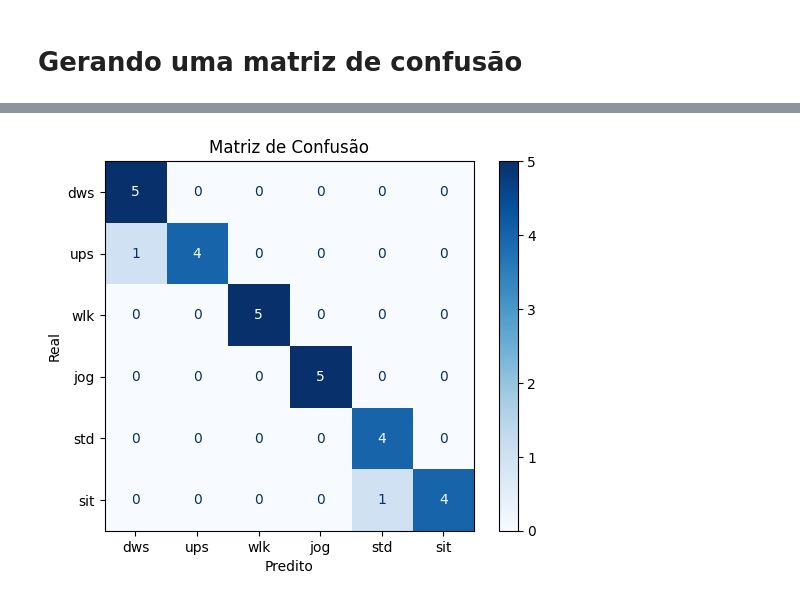
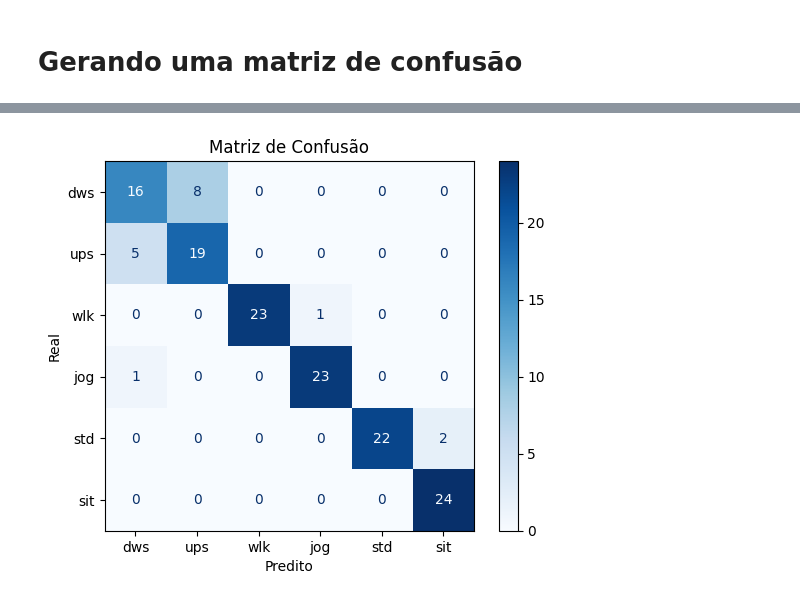
Before and after one commit to kenzosakiyama/scc5977-series-temporais, a Jupyter notebook: classif_minirocket.ipynb, the cells around one changed output, grey strips where cells are left out. Drawn from its saved outputs; the diff is of its cells as text; code cells hidden in the pictures.

Commit message:
Agregando matrizes de confusão dos folds ao invez de executar um holdout adicional.

```diff
--- a/classif_minirocket.ipynb
+++ b/classif_minirocket.ipynb
@@ -136,11 +136,12 @@ from sklearn.metrics import accuracy_score, f1_score
 import json
 # %%
-def evaluate_simple_classifier(X: np.array, y: np.array, k: int = 5, verbose: bool = False) -> dict[str, list[int]]:
+def evaluate_simple_classifier(X: np.array, y: np.array, k: int = 5, verbose: bool = False) -> tuple[dict[str, list[int]], list[np.array]]:
 
     skf = StratifiedKFold(n_splits=k, shuffle=True, random_state=SEED)
 
     folds_accuracy = []
     folds_f1 = []
+    all_cm = []
 
     for i, (train_index, test_index) in enumerate(skf.split(X, y)):
         X_train, X_test = [X[i] for i in train_index], [X[i] for i in test_index] # n da para ter um np array com dimensoes diferentes :(
@@ -152,15 +153,17 @@ def evaluate_simple_classifier(X: np.array, y: np.array, k: int = 5, verbose: bo
 
         acc = accuracy_score(y_test, y_pred)
         f1 = f1_score(y_test, y_pred, average='macro')
+        cm = confusion_matrix(y_test, y_pred)
 
         folds_accuracy.append(acc)
         folds_f1.append(f1)
+        all_cm.append(cm)
 
         if verbose:
             print(f"- Fold {i + 1} full report")
             print(classification_report(y_test, y_pred))
 
-    return {'accuracy': folds_accuracy, 'macro_f1': folds_f1}
+    return {'accuracy': folds_accuracy, 'macro_f1': folds_f1}, all_cm
 # %%
 # cenário univariado
 for i, X_processed in enumerate(univar_X_processed):
@@ -184,7 +187,7 @@ Univariate channel 2 - userAcceleration_z
 # %%
 # cenário multivariado
 print(f'Multi-variate')
-metrics = evaluate_simple_classifier(multivar_X_processed, y, k=K)
+metrics, all_cms = evaluate_simple_classifier(multivar_X_processed, y, k=K)
 print(f"\t- mean accuracy: {np.mean(metrics['accuracy']):.3f} +/- {np.std(metrics['accuracy']):.3f}")
 print(f"\t- mean f1: {np.mean(metrics['macro_f1']):.3f} +/- {np.std(metrics['macro_f1']):.3f}")
 
@@ -234,11 +207,13 @@ weighted avg       0.94      0.93      0.93        29
+# %%
+# agregando as matrizes de confusão dos folds
+agg_cm = np.sum(all_cms, axis=0)
 # %%
 # gerando matriz de confusão
-cm = confusion_matrix(y_test, preds)
-disp = ConfusionMatrixDisplay(confusion_matrix=cm, display_labels=LABELS)
+disp = ConfusionMatrixDisplay(confusion_matrix=agg_cm, display_labels=LABELS)
 disp.plot(cmap=plt.cm.Blues,)
 disp.ax_.set_title('Matriz de Confusão')
 disp.ax_.set_xlabel('Predito')
 disp.ax_.set_ylabel('Real')
 plt.savefig('data/figures/minirocket_conf_mat.pdf', bbox_inches='tight')
 # %% [output]
-[figure, old version]
+[figure, new version]
```
Also changed, not shown: parts of 8 cells of this notebook, 3 other files.
